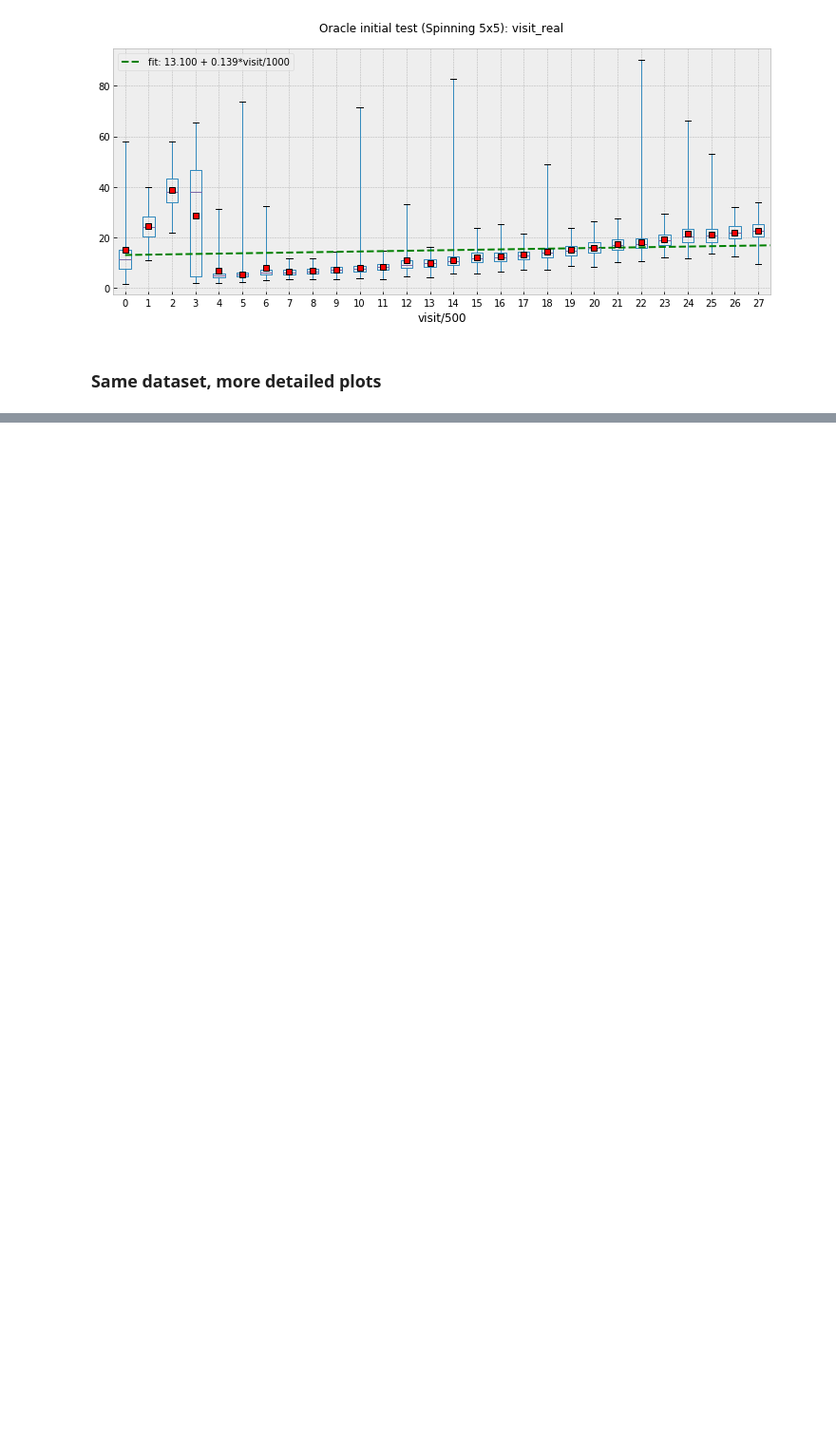
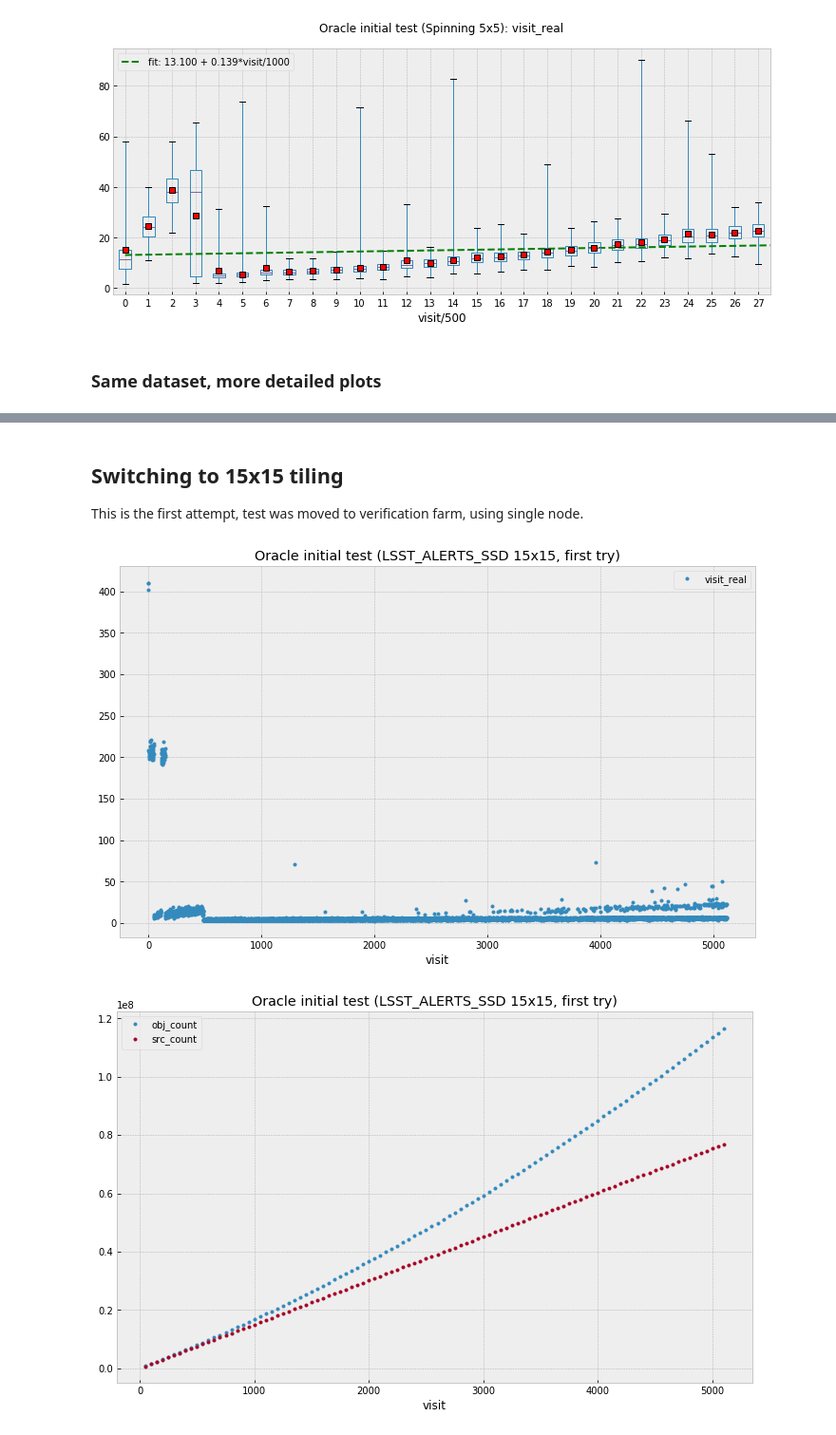
Before and after one commit to lsst-dm/l1dbproto-notebooks, a Jupyter notebook: DM-14712 Oracle initial test.ipynb, the cells around one changed output, grey strips where cells are left out. Shown at 95% size. Drawn from its saved outputs; the diff is of its cells as text; code cells hidden in the pictures; blank space fills up the shorter version.

```diff
--- a/DM-14712 Oracle initial test.ipynb
+++ b/DM-14712 Oracle initial test.ipynb
@@ -90,0 +119,10 @@ ds = plots.do_plots_all("data/dm-14712-oracle-spin-5x5.csv.gz", "Oracle initial
+# %% [markdown]
+## Switching to 15x15 tiling
+
+This is the first attempt, test was moved to verification farm, using single node.
+# %%
+ds = plots.do_plots("data/dm-14712-oracle-ssd-15x15-0.csv.gz", "Oracle initial test (LSST_ALERTS_SSD 15x15, first try)",
+                    bin=1000, filter_count=True)
+# %% [output]
+[figure, added]
+[figure, added]
```
Also changed, not shown: parts of 9 cells of this notebook, 4 other files.
